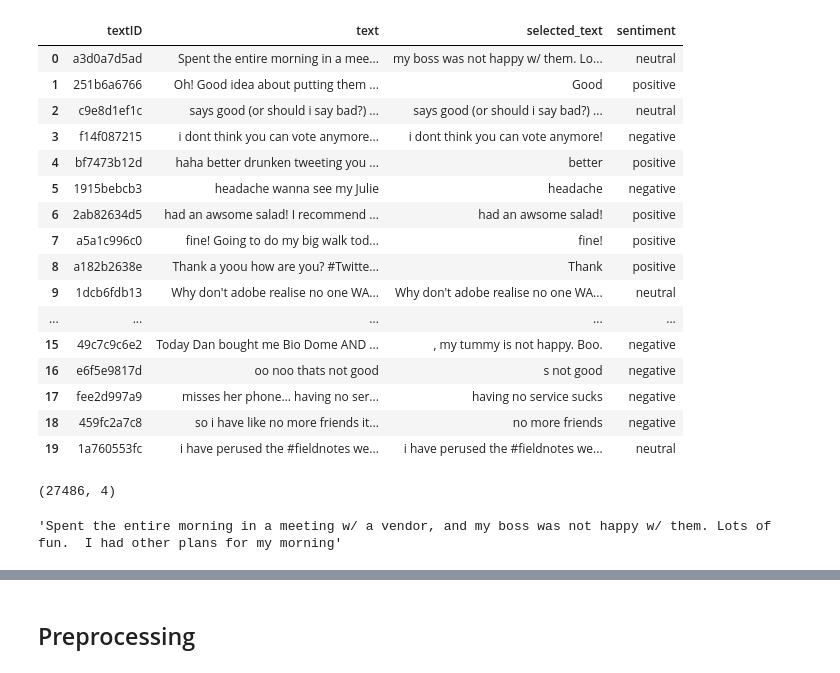
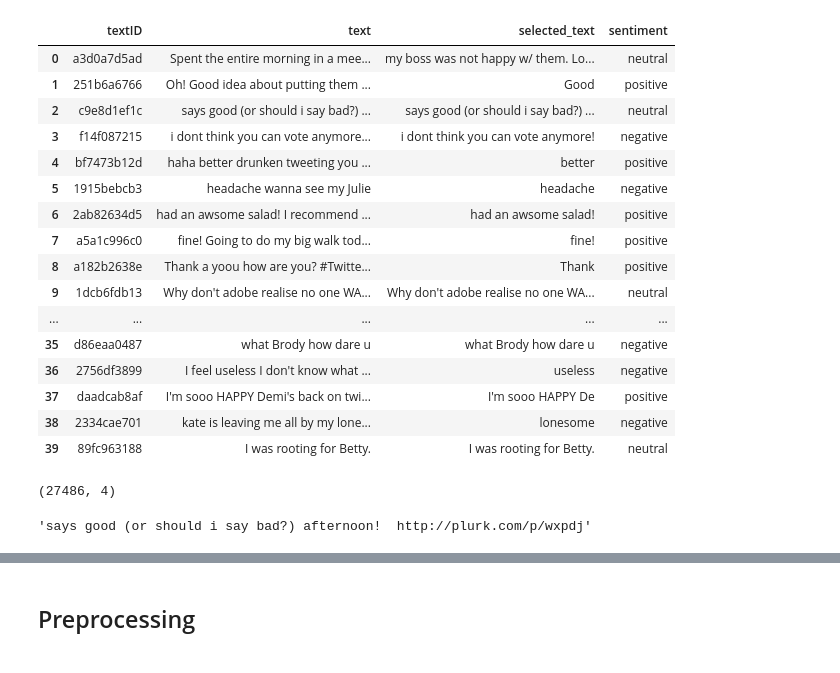
Before and after one commit to ber0-0/tweet-sentiment, a Jupyter notebook: tweet-sentiment.ipynb, the cells around one changed output, grey strips where cells are left out. Saved outputs shown, nothing was run; the diff lists cells and outputs as text; code cells hidden in the pictures.

```diff
--- a/tweet-sentiment.ipynb
+++ b/tweet-sentiment.ipynb
@@ -7,31 +7,31 @@ nlp = spacy.load('en_core_web_sm')
 # %%
 df = pd.read_csv('train.csv')
 # %%
-df.head(20)
+df.head(40)
 # %% [output]
 |  | textID | text | selected_text | sentiment |
 | 0 | a3d0a7d5ad | Spent the entire morning in a mee... | my boss was not happy w/ them. Lo... | neutral |
 | 1 | 251b6a6766 | Oh! Good idea about putting them ... | Good | positive |
 | 2 | c9e8d1ef1c | says good (or should i say bad?) ... | says good (or should i say bad?) ... | neutral |
 | 3 | f14f087215 | i dont think you can vote anymore... | i dont think you can vote anymore! | negative |
 | 4 | bf7473b12d | haha better drunken tweeting you ... | better | positive |
 | 5 | 1915bebcb3 | headache wanna see my Julie | headache | negative |
 | 6 | 2ab82634d5 | had an awsome salad! I recommend ... | had an awsome salad! | positive |
 | 7 | a5a1c996c0 | fine! Going to do my big walk tod... | fine! | positive |
 | 8 | a182b2638e | Thank a yoou how are you? #Twitte... | Thank | positive |
 | 9 | 1dcb6fdb13 | Why don't adobe realise no one WA... | Why don't adobe realise no one WA... | neutral |
 | ... | ... | ... | ... | ... |
-| 15 | 49c7c9c6e2 | Today Dan bought me Bio Dome AND ... | , my tummy is not happy. Boo. | negative |
-| 16 | e6f5e9817d | oo noo thats not good | s not good | negative |
-| 17 | fee2d997a9 | misses her phone... having no ser... | having no service sucks | negative |
-| 18 | 459fc2a7c8 | so i have like no more friends it... | no more friends | negative |
-| 19 | 1a760553fc | i have perused the #fieldnotes we... | i have perused the #fieldnotes we... | neutral |
+| 35 | d86eaa0487 | what Brody how dare u | what Brody how dare u | negative |
+| 36 | 2756df3899 | I feel useless I don't know what ... | useless | negative |
+| 37 | daadcab8af | I'm sooo HAPPY Demi's back on twi... | I'm sooo HAPPY De | positive |
+| 38 | 2334cae701 | kate is leaving me all by my lone... | lonesome | negative |
+| 39 | 89fc963188 | I was rooting for Betty. | I was rooting for Betty. | neutral |
 # %%
 df.shape
 # %% [output]
 (27486, 4)
-# %%
-df['text'][0]
-# %% [output]
-'Spent the entire morning in a meeting w/ a vendor, and my boss was not happy w/ them. Lots of fun.  I had other plans for my morning'
+# %%
+df['text'][2].replace('[^a-zA-Z#]', ' ')
+# %% [output]
+'says good (or should i say bad?) afternoon!  http://plurk.com/p/wxpdj'
 # %%
```
Also changed, not shown: parts of 25 cells of this notebook.
